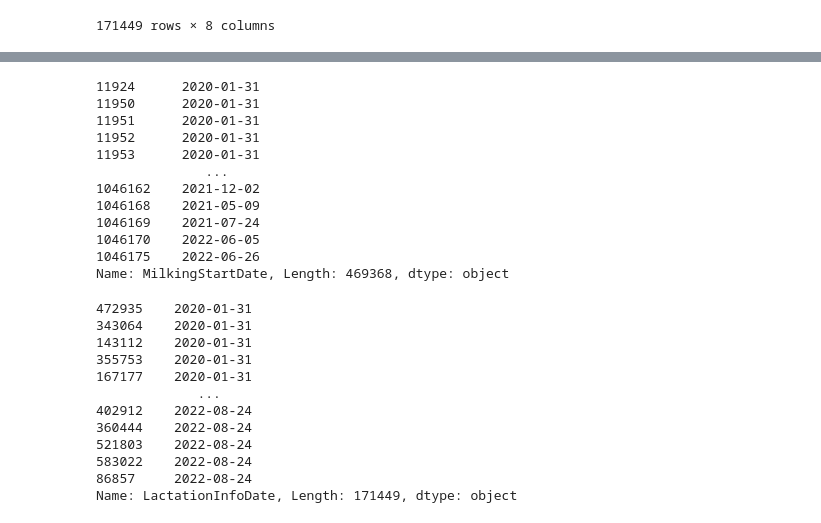
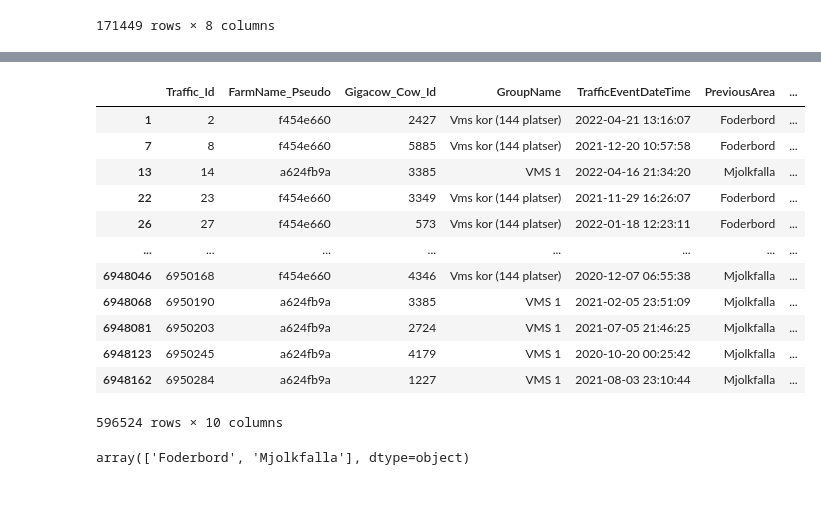
Before and after one commit to pgullstrand/Gigacow-tools, a Jupyter notebook: Data preprocessing/dataCleaning.ipynb, the cells around one changed output, grey strips where cells are left out. Saved outputs shown, nothing was run; the diff lists cells and outputs as text; code cells hidden in the pictures; blank space fills up the shorter version.

Commit message:
preprocessing on raw traffic table

```diff
--- a/Data preprocessing/dataCleaning.ipynb
+++ b/Data preprocessing/dataCleaning.ipynb
@@ -32,7 +32,7 @@ dataDir = "C:/Users/Savior_Hn/Desktop/Gigacow/"
 #filter out irrelevant columns
 gigacow_cols = ['Gigacow_Cow_Id', 'FarmName_Pseudo', 'BreedName', 'BirthDate', 'CullDecisionDate']
 lactation_cols = ['Gigacow_Cow_Id', 'FarmName_Pseudo', 'LactationInfoDate', 'LactationNumber', 'DaysInMilk']
-traffic_cols = ['Traffic_Id', 'FarmName_Pseudo', 'Gigacow_Cow_Id', 'TrafficEventDateTime', 'PreviousArea', 'TimeInArea_totalSeconds', 'TrafficDeviceName', 'TrafficResult', 'MilkingInterval_totalSeconds']
+traffic_cols = ['Traffic_Id', 'FarmName_Pseudo', 'GroupName', 'Gigacow_Cow_Id', 'TrafficEventDateTime', 'PreviousArea', 'TimeInArea_totalSeconds', 'TrafficDeviceName', 'TrafficResult', 'MilkingInterval_totalSeconds']
 robot_cols = ['MilkRobot_Id', 'FarmName_Pseudo', 'Gigacow_Cow_Id', 'MilkingStartDateTime', 'SessionNumber', 'EquipmentName', 'TotalYield', 'MilkingUnitName']
 dry_cols = ['FarmName_Pseudo', 'Gigacow_Cow_Id', 'DryOffDate']
 calving_cols = ['FarmName_Pseudo', 'Gigacow_Cow_Id', 'CalvingDate']
@@ -42,6 +42,7 @@ traffic = pd.read_csv(dataDir+'traffic.csv', usecols=traffic_cols, encoding='utf
 robot = pd.read_csv(dataDir+'robot.csv', usecols=robot_cols, encoding='utf-8')
 dry = pd.read_csv(dataDir+'dry.csv', usecols=dry_cols, encoding='utf-8')
 calving = pd.read_csv(dataDir+'calving.csv', usecols=calving_cols, encoding='utf-8')
+traffic_raw = pd.read_csv(dataDir+'Traffic_raw.csv', usecols=traffic_cols, encoding='utf-8')
 #data table: gigacow
 #target farms: f454e660, a624fb9a
 farm_list = ['f454e660', 'a624fb9a']
@@ -441,30 +411,41 @@ robot_match
-# %%
-robot_match.MilkingStartDate
-# %% [output]
-11924      2020-01-31
-11950      2020-01-31
-11951      2020-01-31
-11952      2020-01-31
-11953      2020-01-31
-              ...
-1046162    2021-12-02
-1046168    2021-05-09
-1046169    2021-07-24
-1046170    2022-06-05
-1046175    2022-06-26
-Name: MilkingStartDate, Length: 469368, dtype: object
-# %%
-lactation_match.LactationInfoDate
-# %% [output]
-472935    2020-01-31
-343064    2020-01-31
-143112    2020-01-31
-355753    2020-01-31
-167177    2020-01-31
-             ...
-402912    2022-08-24
-360444    2022-08-24
-521803    2022-08-24
-583022    2022-08-24
-86857     2022-08-24
-Name: LactationInfoDate, Length: 171449, dtype: object
+# %%
+'''traffic raw table(contains all traffic events)'''
+
+#target farms: f454e660, a624fb9a
+farm_list = ['f454e660', 'a624fb9a']
+traffic_raw = traffic_raw.loc[traffic_raw['FarmName_Pseudo'].isin(farm_list)]
+traffic_raw.drop_duplicates(subset=['Gigacow_Cow_Id', 'TrafficEventDateTime', 'PreviousArea'], keep='first', inplace=True)
+#remove irrelevant traffic records, only keep Mjolkfalla,Mjölkfålla
+#Unifiy PreviousArea name(vms1 & vms2)
+traffic_raw['PreviousArea'].replace(r"(Mj)\w+", "Mjolkfalla", inplace=True, regex=True)
+#traffic_raw['PreviousArea'].replace(r"[Vv]*[Mm]+[Ss]+[^\S]*", "vms", inplace=True, regex=True)
+
+#filter out irrelevant previous areas
+previous_areas = ['Foderbord', 'Mjolkfalla', 'Koridor till Sorteringsgrind 2']
+traffic_raw = traffic_raw.loc[traffic_raw['PreviousArea'].isin(previous_areas)]
+#extract traffic result(milking result)
+#traffic['TrafficResult'].replace(r"[^0-9.,]+"," ", inplace=True, regex=True)
+#traffic['TrafficResult'].replace(r"\s*","", inplace=True, regex=True)
+#traffic['TrafficResult'].replace(r"[,]+",".", inplace=True, regex=True)
+#traffic['TrafficResult'] = traffic['TrafficResult'].astype('float64')
+# %%
+traffic_raw.to_csv(dataDir + 'traffic_raw_filter.csv')
+traffic_raw
+# %% [output]
+|  | Traffic_Id | FarmName_Pseudo | Gigacow_Cow_Id | GroupName | TrafficEventDateTime | PreviousArea | ... |
+| 1 | 2 | f454e660 | 2427 | Vms kor (144 platser) | 2022-04-21 13:16:07 | Foderbord | ... |
+| 7 | 8 | f454e660 | 5885 | Vms kor (144 platser) | 2021-12-20 10:57:58 | Foderbord | ... |
+| 13 | 14 | a624fb9a | 3385 | VMS 1 | 2022-04-16 21:34:20 | Mjolkfalla | ... |
+| 22 | 23 | f454e660 | 3349 | Vms kor (144 platser) | 2021-11-29 16:26:07 | Foderbord | ... |
+| 26 | 27 | f454e660 | 573 | Vms kor (144 platser) | 2022-01-18 12:23:11 | Foderbord | ... |
+| ... | ... | ... | ... | ... | ... | ... | ... |
+| 6948046 | 6950168 | f454e660 | 4346 | Vms kor (144 platser) | 2020-12-07 06:55:38 | Mjolkfalla | ... |
+| 6948068 | 6950190 | a624fb9a | 3385 | VMS 1 | 2021-02-05 23:51:09 | Mjolkfalla | ... |
+| 6948081 | 6950203 | a624fb9a | 2724 | VMS 1 | 2021-07-05 21:46:25 | Mjolkfalla | ... |
+| 6948123 | 6950245 | a624fb9a | 4179 | VMS 1 | 2020-10-20 00:25:42 | Mjolkfalla | ... |
+| 6948162 | 6950284 | a624fb9a | 1227 | VMS 1 | 2021-08-03 23:10:44 | Mjolkfalla | ... |
+596524 rows × 10 columns
+# %%
+traffic_raw.PreviousArea.unique()
+# %% [output]
+array(['Foderbord', 'Mjolkfalla'], dtype=object)
```
Also changed, not shown: parts of 6 cells of this notebook.
